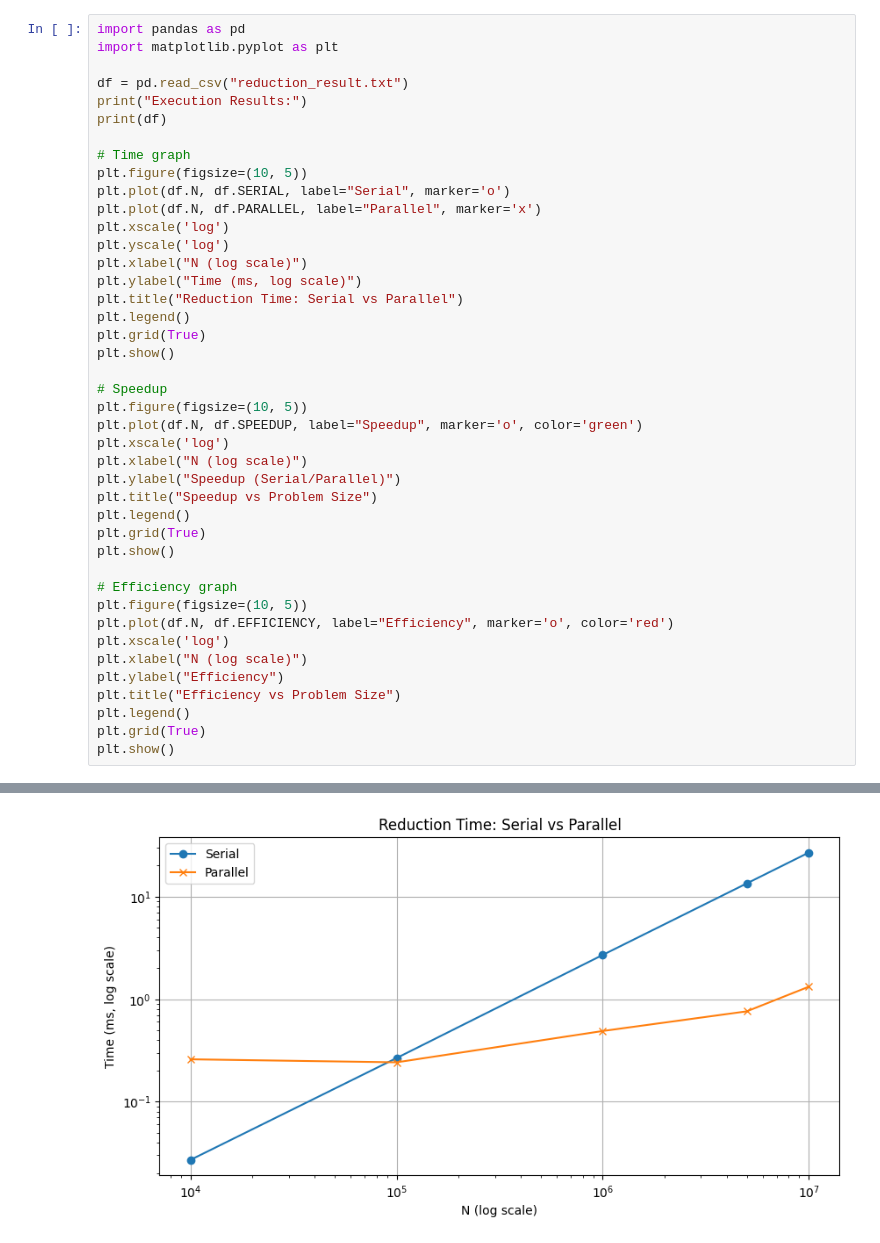
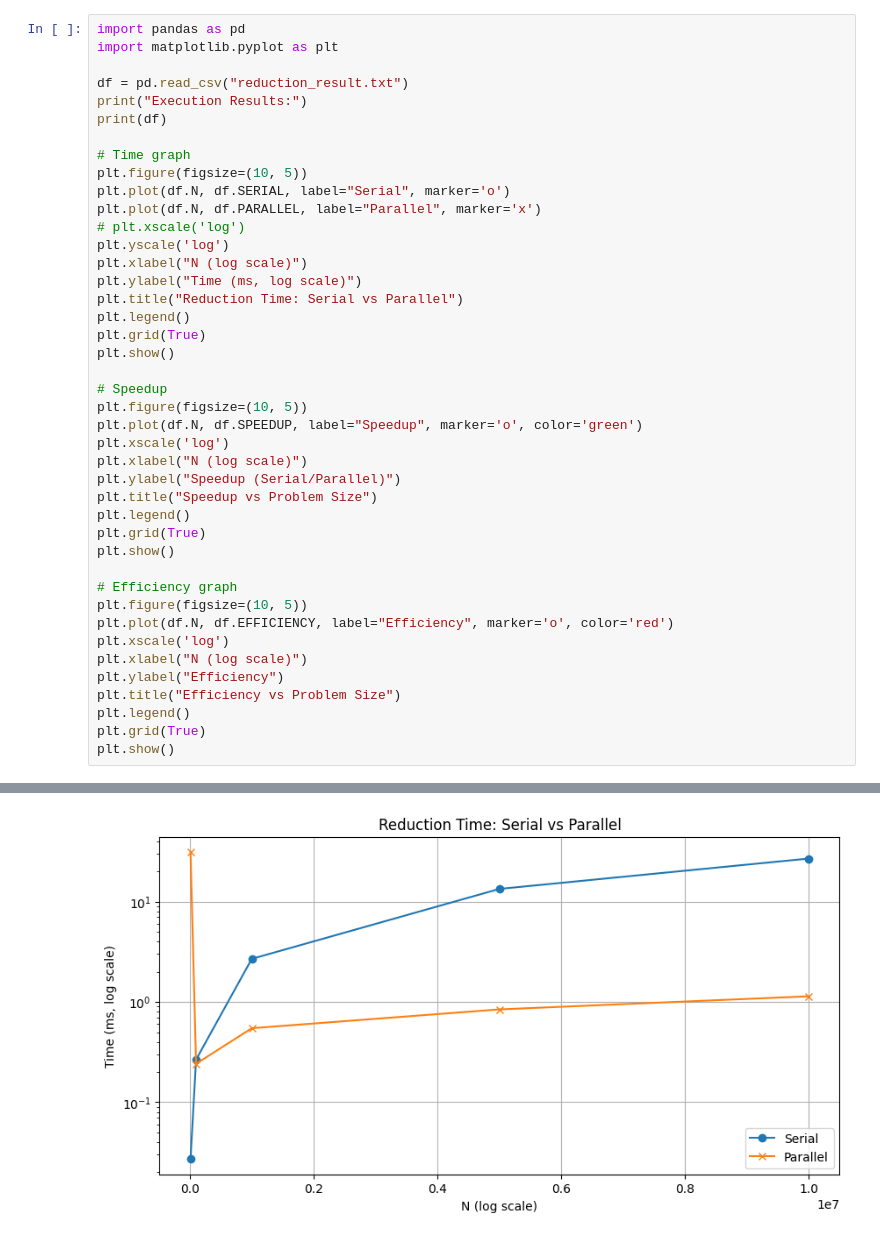
Before and after one commit to KarunyaChavan/BE_SEM_8, a Jupyter notebook: HPC/Reduction/reduction_analysis.ipynb, the cells around one changed output, grey strips where cells are left out. Drawn from its saved outputs; the diff is of its cells as text.

Commit message:
refact: remove log scale from benchmark graphs.
Co-authored-by: Copilot <copilot@github.com>

```diff
--- a/HPC/Reduction/reduction_analysis.ipynb
+++ b/HPC/Reduction/reduction_analysis.ipynb
@@ -10,7 +10,7 @@ print(df)
 plt.figure(figsize=(10, 5))
 plt.plot(df.N, df.SERIAL, label="Serial", marker='o')
 plt.plot(df.N, df.PARALLEL, label="Parallel", marker='x')
-plt.xscale('log')
+# plt.xscale('log')
 plt.yscale('log')
 plt.xlabel("N (log scale)")
 plt.ylabel("Time (ms, log scale)")
@@ -51 +51 @@ Execution Results:
-[figure, old version]
+[figure, new version]
```
Also changed, not shown: parts of 1 cell of this notebook, 4 other files.
